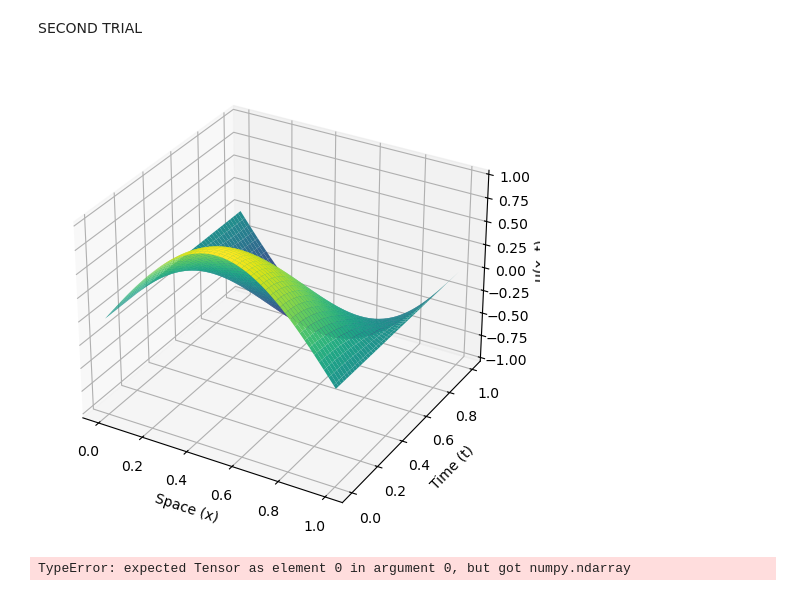
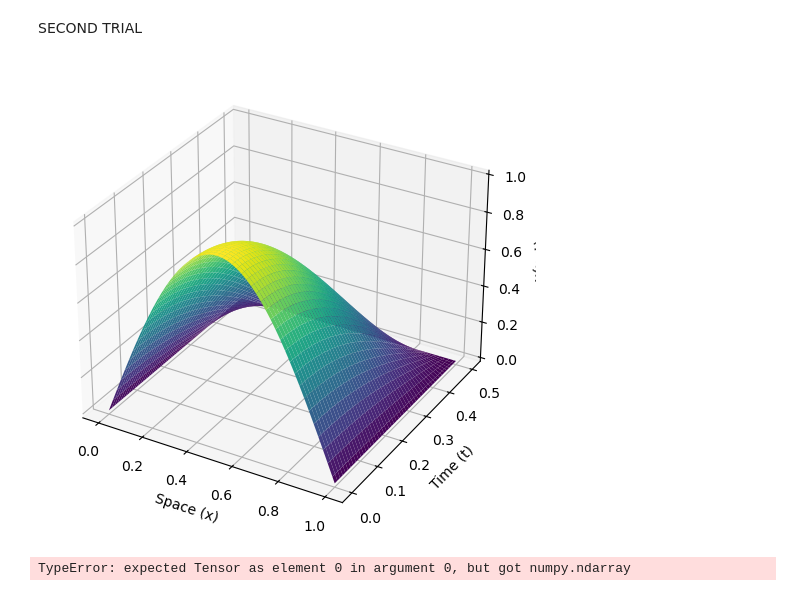
Before and after one commit to ChidiOkoene/EQUATION-DISCOVERY-in-ML, a Jupyter notebook: codes/PINN.ipynb, the cells around one changed output. Drawn from its saved outputs; the diff is of its cells as text; code cells hidden in the pictures.

```diff
--- a/codes/PINN.ipynb
+++ b/codes/PINN.ipynb
@@ -304,34 +324,34 @@ SECOND TRIAL
 # %%
 import numpy as np
 import matplotlib.pyplot as plt
 
 # Define the spatial (x) and temporal (t) domains
 x = np.linspace(0, 1, 100)  # Spatial grid from 0 to 1
-t = np.linspace(0, 1, 50)   # Temporal grid from 0 to 1
+t = np.linspace(0, 0.5, 50)   # Temporal grid from 0 to 1
 
 # Create meshgrid for the combination of spatial and temporal coordinates
 X, T = np.meshgrid(x, t)
 
 # Generate synthetic data using the function u(x, t) = sin(pi * x) * cos(pi * t)
 u = np.sin(np.pi * X) * np.cos(np.pi * T)
 
 # Flatten the data to be compatible with the neural network input
 X_flat = np.vstack([X.flatten(), T.flatten()]).T
 u_flat = u.flatten()
 
 # Plot the synthetic data
 fig = plt.figure(figsize=(8, 6))
 ax = fig.add_subplot(111, projection='3d')
 ax.plot_surface(X, T, u, cmap='viridis')
 ax.set_xlabel('Space (x)')
 ax.set_ylabel('Time (t)')
 ax.set_zlabel('u(x, t)')
 plt.show()
 
 # Save the data to a dictionary
 data = {'X': X_flat, 'u': u_flat}
 # %% [output]
-[figure, old version]
+[figure, new version]
 # %%
 # Candidate Terms Library
 
```
Also changed, not shown: parts of 21 cells of this notebook, 1 other file.
